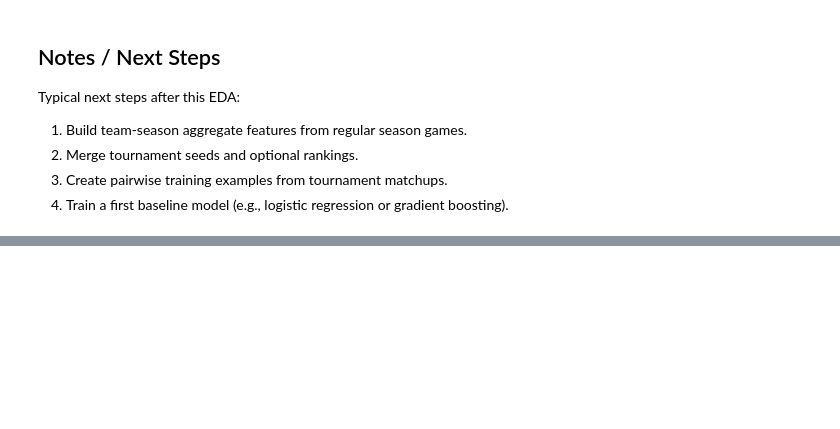
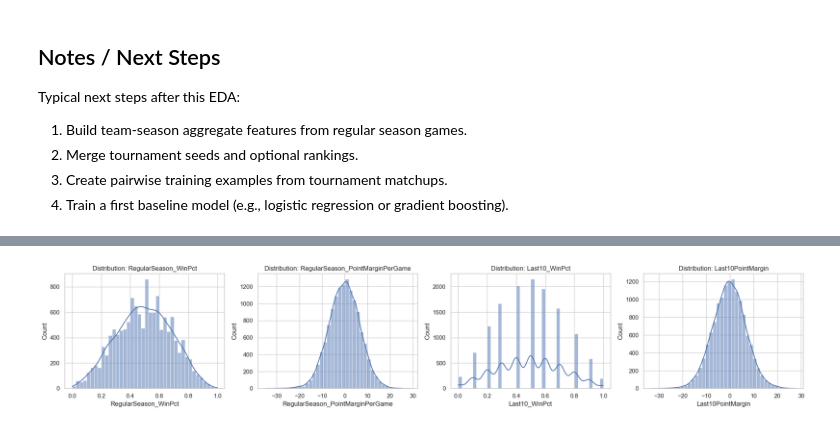
Before and after one commit to KenKbs/KaggleMarchMachineLearningMania2026, a Jupyter notebook: notebooks/01_descriptive_data_analysis.ipynb, the cells around one changed output, grey strips where cells are left out. Cells and saved outputs as stored; diff of their text form; code cells hidden in the pictures; blank space fills up the shorter version.

```diff
--- a/notebooks/01_descriptive_data_analysis.ipynb
+++ b/notebooks/01_descriptive_data_analysis.ipynb
@@ -291,0 +296,7 @@ Typical next steps after this EDA:
+# %%
+MEN_FEATURES_PATH = Path('../data/cleaned/men_team_season_features_minimal.csv')
+men_feat = pd.read_csv(MEN_FEATURES_PATH)
+
+print('men_feat shape:', men_feat.shape)
+display(men_feat.head())
+display(men_feat.describe(include='all').T)
@@ -291,0 +318,16 @@ Typical next steps after this EDA:
+# %%
+num_cols = men_feat.select_dtypes(include=[np.number]).columns.tolist()
+feature_cols = [c for c in num_cols if c not in ['Season', 'TeamID']]
+
+fig, axes = plt.subplots(1, len(feature_cols), figsize=(5 * len(feature_cols), 4))
+if len(feature_cols) == 1:
+    axes = [axes]
+
+for ax, col in zip(axes, feature_cols):
+    sns.histplot(men_feat[col], bins=40, kde=True, ax=ax)
+    ax.set_title(f'Distribution: {col}')
+
+plt.tight_layout()
+plt.show()
+# %% [output]
+[figure, added]
```
Also changed, not shown: parts of 5 cells of this notebook, 4 other files.
